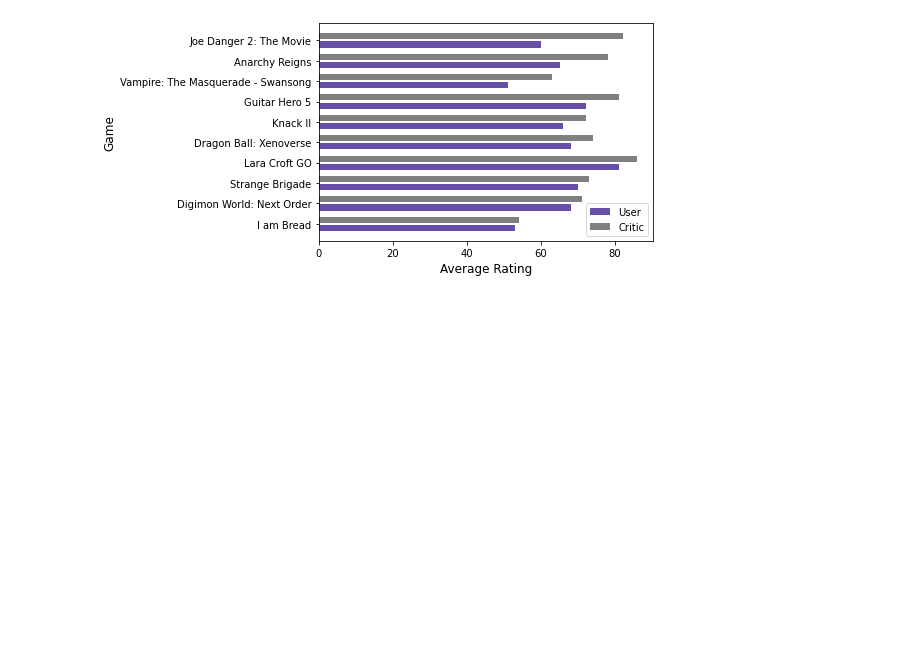
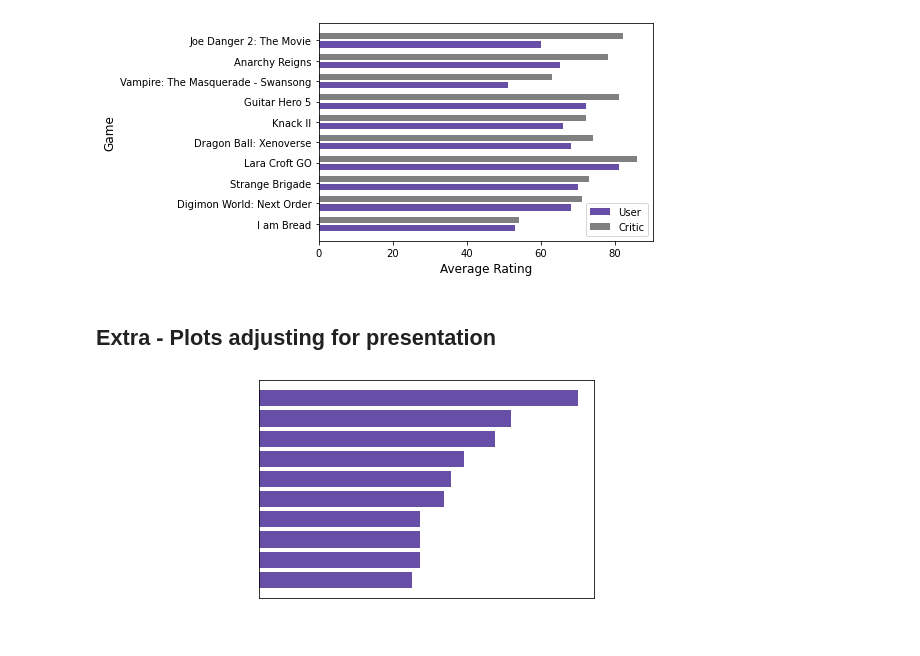
Before and after one commit to hunterblum/Twitch-ETL-Pipeline, a Jupyter notebook: archive/GameRecPipeline.ipynb, the cells around one changed output. Drawn from its saved outputs; the diff is of its cells as text; code cells hidden in the pictures; blank space fills up the shorter version.

Commit message:
Presentation plots

```diff
--- a/archive/GameRecPipeline.ipynb
+++ b/archive/GameRecPipeline.ipynb
@@ -279,7 +279,7 @@ engine = create_engine(f"mysql+pymysql://{os.getenv('USER')}:{os.getenv('PASS')}
                        .format(host= os.getenv("RDS_ENDPOINT"),
                                port= os.getenv("RDS_PORT"),
                                user=os.getenv('USER'),
-                               pw=os.getenv('PASSWORD'),
+                               pw=os.getenv('PASS'),
                                ))
 # %%
 for i in range(len(games_table_df)):
@@ -359,6 +359,18 @@ plt.ylabel("Genre", fontsize = 12)
 plt.show()
 # %% [output]
 [figure]
+# %%
+# Plot for Pres
+Query_Top10_Genre = Query_Top10_Genre.sort_values(by=['avg_rating'])
+Genre = Query_Top10_Genre['genre_name']
+Average_Rating = Query_Top10_Genre['avg_rating']
+twitch = '#674ea7'
+
+
+plt.barh(y=Genre, width=Average_Rating, color = twitch)
+plt.xlabel("Average Rating", fontsize = 12, )
+plt.ylabel("Genre", fontsize = 12)
+plt.show()
 # %%
 # Keywords with top rated games, where key word appears at least 5 times.
 query_top10_keyword="""SELECT ki.keyword_name, AVG(gm.rating*gm.rating_count/gm.rating) AS avg_rating
@@ -511,3 +523,23 @@ plt.legend( (bar1, bar2), ('User', 'Critic'))
 plt.show()
 # %% [output]
 [figure]
+# %% [markdown]
+## Extra - Plots adjusting for presentation
+# %%
+C = 'white'
+rcParams['text.color'] = C
+rcParams['axes.labelcolor'] = C
+rcParams['xtick.color'] = C
+rcParams['ytick.color'] = C
+# %%
+Query_Top10_Platforms = Query_Top10_Platforms.sort_values(by=['avg_rating'])
+Platform = Query_Top10_Platforms['platform_name']
+Average_Rating = Query_Top10_Platforms['avg_rating']
+
+
+plt.barh(y=Platform, width=Average_Rating, color = twitch)
+plt.xlabel("Average Rating", fontsize = 12)
+plt.ylabel("Platform", fontsize = 12)
+plt.show()
+# %% [output]
+[figure, added]
```
Also changed, not shown: parts of 2 cells of this notebook.
